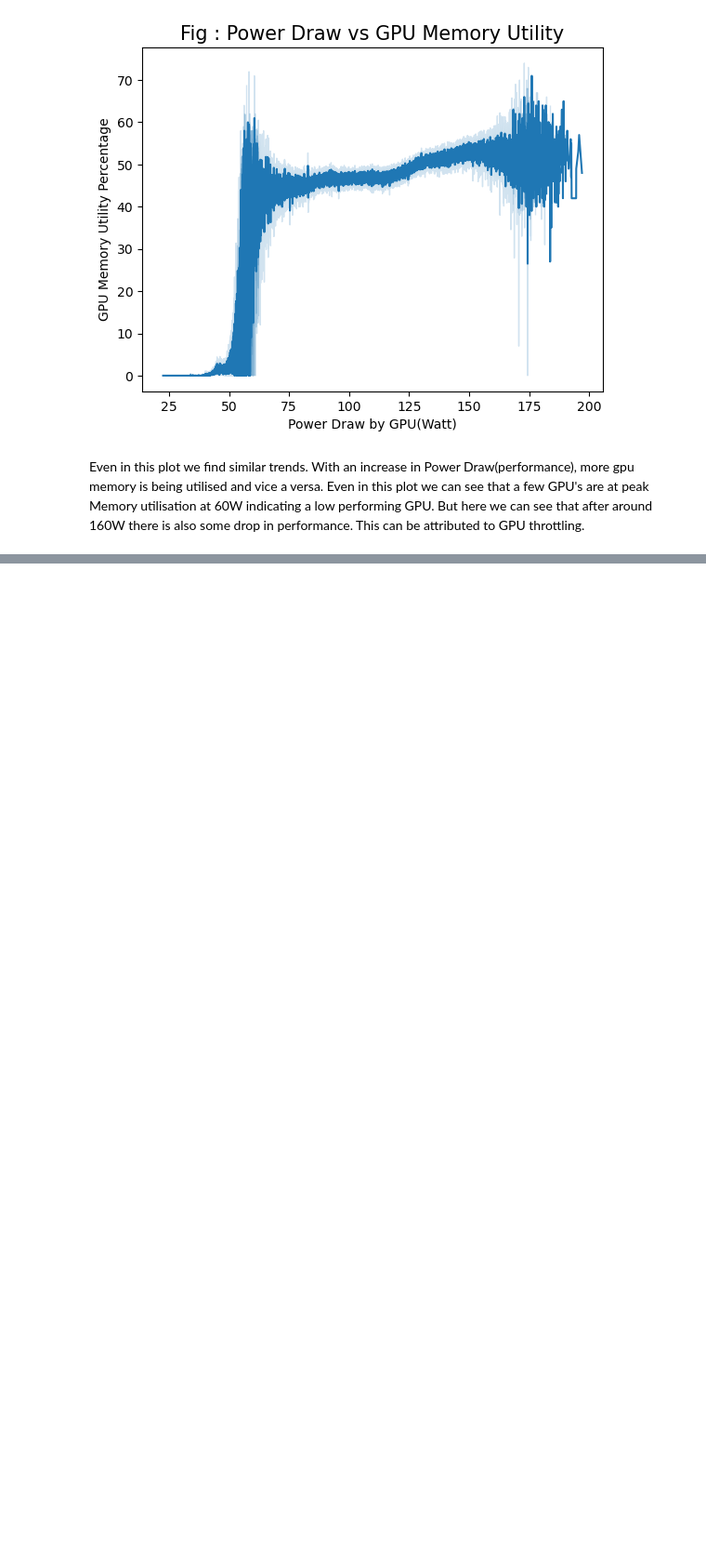
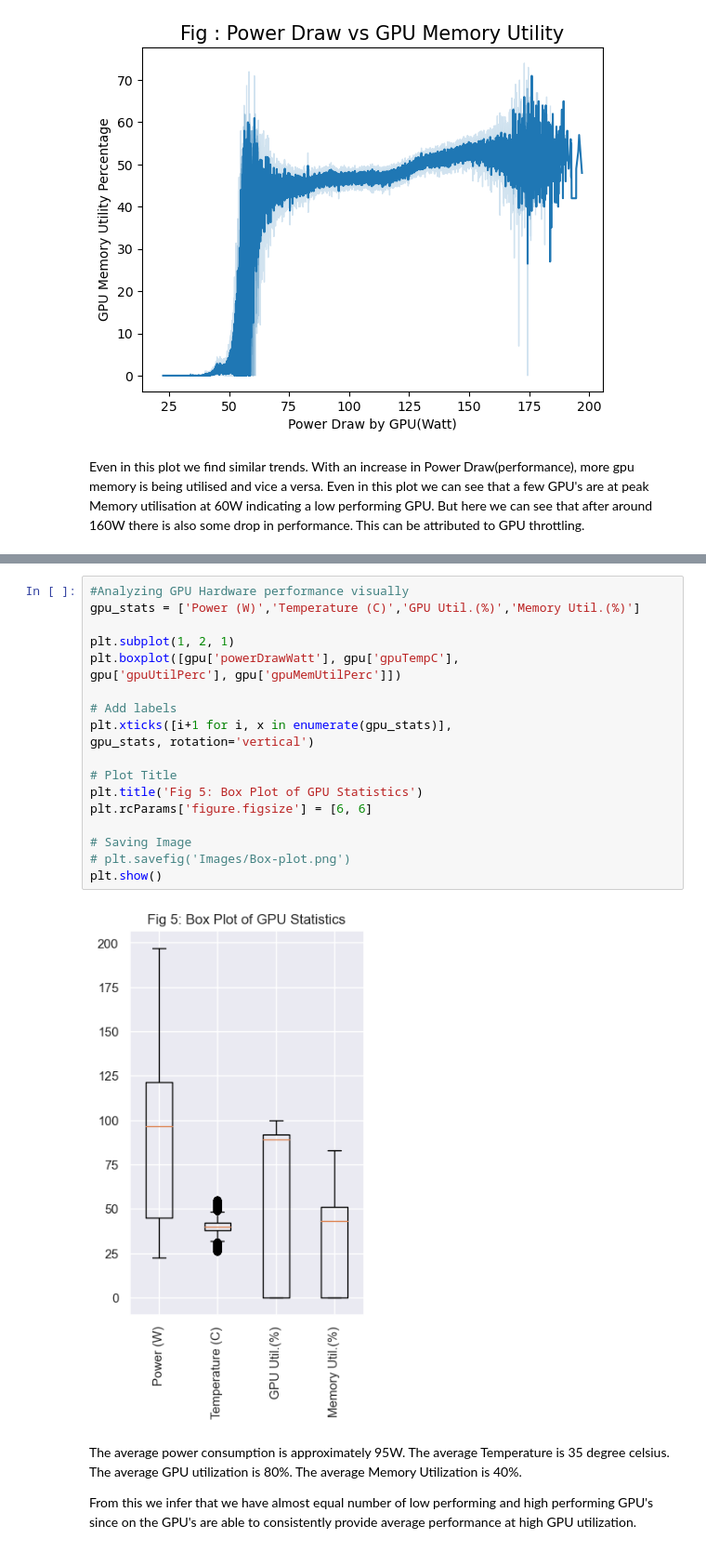
Before and after one commit to mustang-raven999/terapixel, a Jupyter notebook: terapixel.ipynb, the cells around one changed output, grey strips where cells are left out. Shown at 93% size. Saved outputs shown, nothing was run; the diff lists cells and outputs as text; blank space fills up the shorter version.

```diff
--- a/terapixel.ipynb
+++ b/terapixel.ipynb
@@ -202,0 +218,28 @@ Even in this plot we can see that a few GPU's are at peak Memory utilisation at
+# %%
+#Analyzing GPU Hardware performance visually
+gpu_stats = ['Power (W)','Temperature (C)','GPU Util.(%)','Memory Util.(%)']
+
+plt.subplot(1, 2, 1)
+plt.boxplot([gpu['powerDrawWatt'], gpu['gpuTempC'],
+gpu['gpuUtilPerc'], gpu['gpuMemUtilPerc']])
+
+# Add labels
+plt.xticks([i+1 for i, x in enumerate(gpu_stats)],
+gpu_stats, rotation='vertical')
+
+# Plot Title
+plt.title('Fig 5: Box Plot of GPU Statistics')
+plt.rcParams['figure.figsize'] = [6, 6]
+
+# Saving Image
+# plt.savefig('Images/Box-plot.png')
+plt.show()
+# %% [output]
+[figure, added]
+# %% [markdown]
+The average power consumption is approximately 95W.
+The average Temperature is 35 degree celsius.
+The average GPU utilization is 80%.
+The average Memory Utilization is 40%.
+
+From this we infer that we have almost equal number of low performing and high performing GPU's since on the GPU's are able to consistently provide average performance at high GPU utilization.
```
Also changed, not shown: parts of 6 cells of this notebook.
